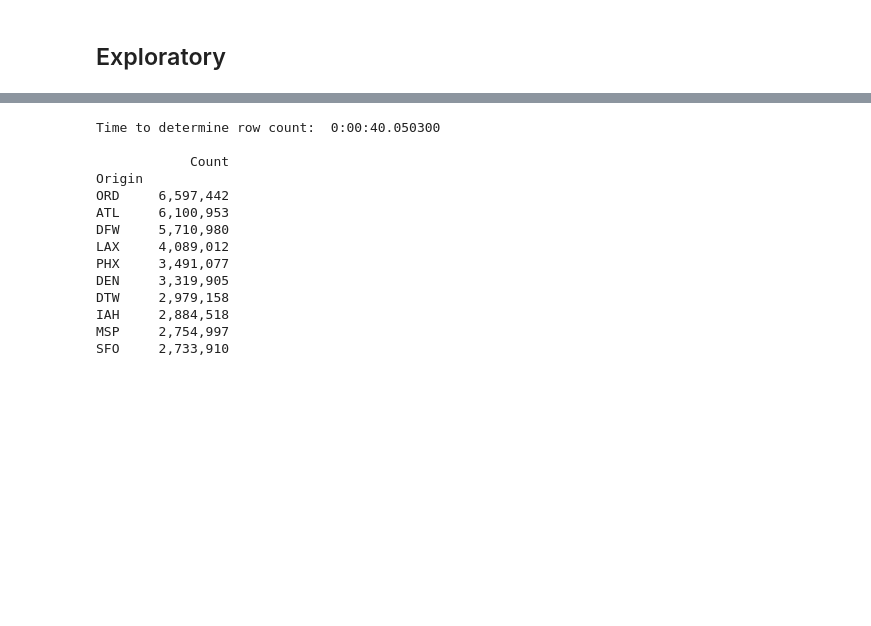
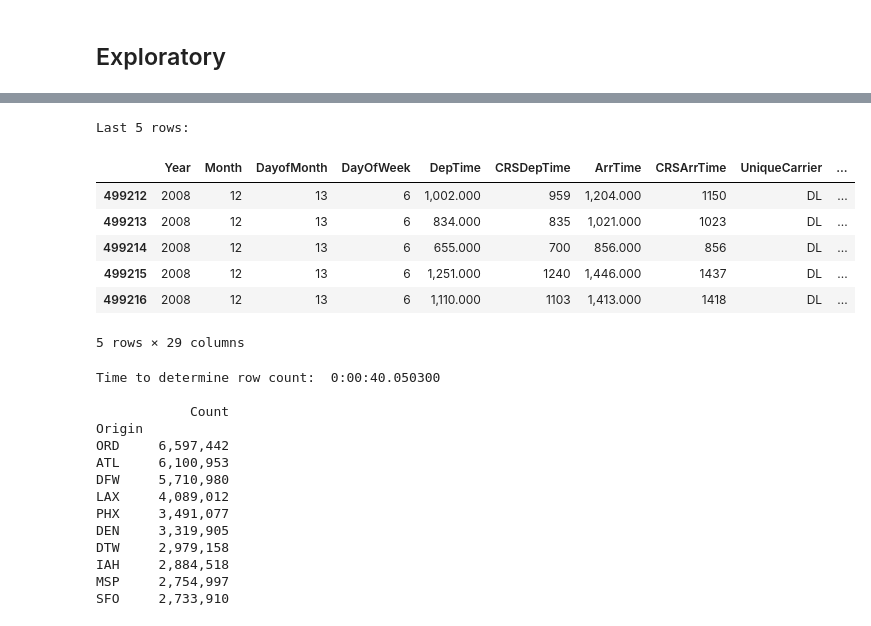
Before and after one commit to rlshuhart/Unit-14_Analyzing_Airline_Flight_Delays, a Jupyter notebook: reports/BHallum_RShuhart_CFicklin_Unit14CaseStudy.ipynb, the cells around one changed output, grey strips where cells are left out. Cells and saved outputs as stored; diff of their text form; code cells hidden in the pictures; blank space fills up the shorter version.

```diff
--- a/reports/BHallum_RShuhart_CFicklin_Unit14CaseStudy.ipynb
+++ b/reports/BHallum_RShuhart_CFicklin_Unit14CaseStudy.ipynb
@@ -126,3 +124,15 @@ Time to determine row count:  0:02:52.357000
+# %%
+print("Last 5 rows:")
+all_years.tail()
+# %% [output]
+Last 5 rows:
+|  | Year | Month | DayofMonth | DayOfWeek | DepTime | CRSDepTime | ArrTime | CRSArrTime | UniqueCarrier | ... |
+| 499212 | 2008 | 12 | 13 | 6 | 1,002.000 | 959 | 1,204.000 | 1150 | DL | ... |
+| 499213 | 2008 | 12 | 13 | 6 | 834.000 | 835 | 1,021.000 | 1023 | DL | ... |
+| 499214 | 2008 | 12 | 13 | 6 | 655.000 | 700 | 856.000 | 856 | DL | ... |
+| 499215 | 2008 | 12 | 13 | 6 | 1,251.000 | 1240 | 1,446.000 | 1437 | DL | ... |
+| 499216 | 2008 | 12 | 13 | 6 | 1,110.000 | 1103 | 1,413.000 | 1418 | DL | ... |
+5 rows × 29 columns
 # %%
 # Busiest Origins
 start = datetime.now()
```
Also changed, not shown: parts of 11 cells of this notebook, 1 other file.
